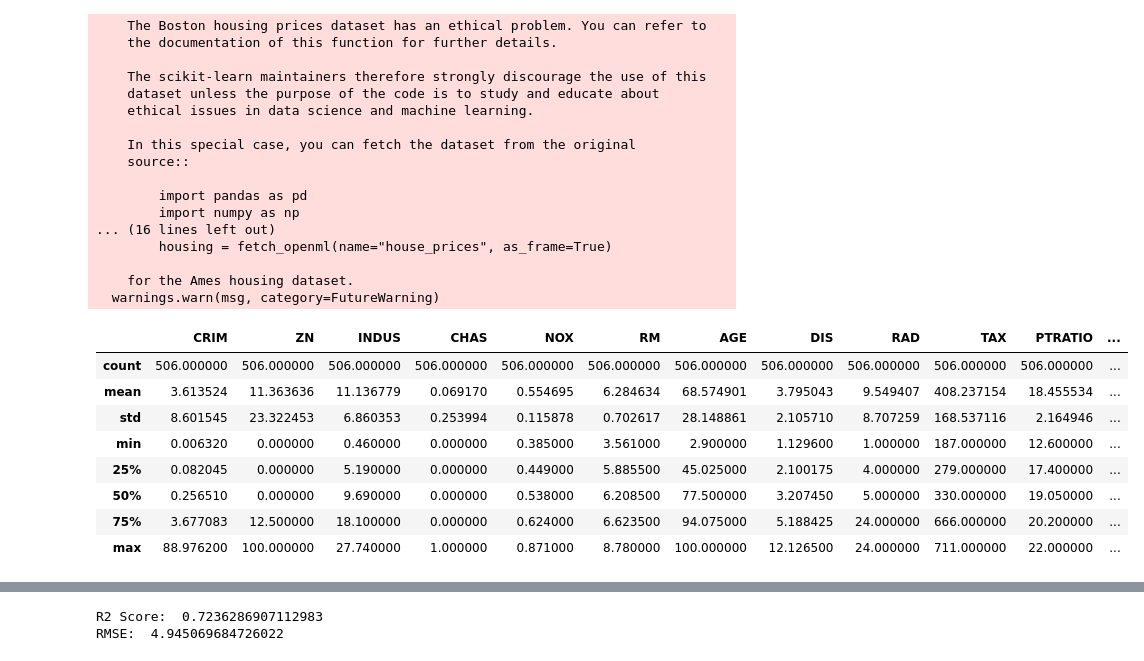
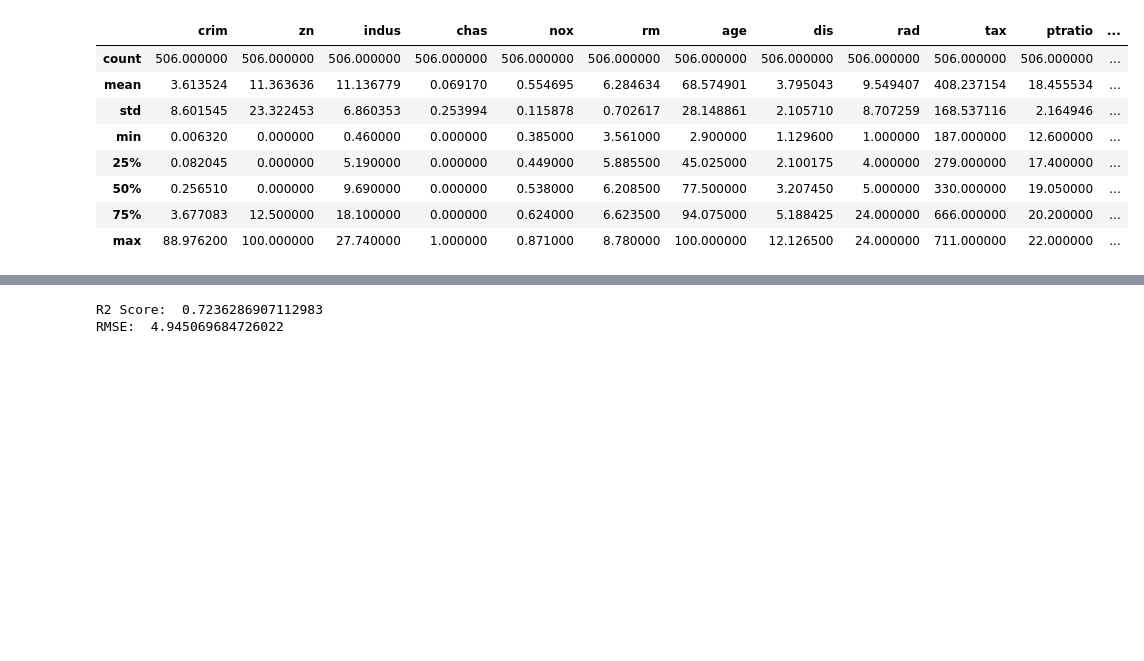
Before and after one commit to nakulpadalkar/flask-app-for-class, a Jupyter notebook: MLModel.ipynb, the cells around one changed output, grey strips where cells are left out. Saved outputs shown, nothing was run; the diff lists cells and outputs as text; code cells hidden in the pictures; blank space fills up the shorter version.

```diff
--- a/MLModel.ipynb
+++ b/MLModel.ipynb
@@ -1,37 +1,19 @@
 # %%
 import numpy as np
 import pandas as pd
 import seaborn as sns
 import matplotlib.pyplot as plt
 from sklearn.linear_model import LinearRegression
 from sklearn.model_selection import train_test_split, cross_val_score
 from sklearn.metrics import mean_squared_error
 
-from sklearn.datasets import load_boston
-boston = load_boston()
-bos_df = pd.DataFrame(boston.data, columns = boston.feature_names)
-bos_df['PRICE'] = boston.target
+boston = pd.read_csv("./app/TrainedModel/BostonHousing.csv")
+df_X = boston.drop(['medv'], axis=1)
+df_y = boston['medv']
 
-bos_df.describe()
+boston.describe()
 # %% [output]
-    The Boston housing prices dataset has an ethical problem. You can refer to
-    the documentation of this function for further details.
-
-    The scikit-learn maintainers therefore strongly discourage the use of this
-    dataset unless the purpose of the code is to study and educate about
-    ethical issues in data science and machine learning.
-
-    In this special case, you can fetch the dataset from the original
-    source::
-
-        import pandas as pd
-        import numpy as np
-... (16 lines left out)
-        housing = fetch_openml(name="house_prices", as_frame=True)
-
-    for the Ames housing dataset.
-  warnings.warn(msg, category=FutureWarning)
-|  | CRIM | ZN | INDUS | CHAS | NOX | RM | AGE | DIS | RAD | TAX | PTRATIO | ... |
+|  | crim | zn | indus | chas | nox | rm | age | dis | rad | tax | ptratio | ... |
 | count | 506.000000 | 506.000000 | 506.000000 | 506.000000 | 506.000000 | 506.000000 | 506.000000 | 506.000000 | 506.000000 | 506.000000 | 506.000000 | ... |
 | mean | 3.613524 | 11.363636 | 11.136779 | 0.069170 | 0.554695 | 6.284634 | 68.574901 | 3.795043 | 9.549407 | 408.237154 | 18.455534 | ... |
 | std | 8.601545 | 23.322453 | 6.860353 | 0.253994 | 0.115878 | 0.702617 | 28.148861 | 2.105710 | 8.707259 | 168.537116 | 2.164946 | ... |
```
Also changed, not shown: parts of 9 cells of this notebook.
